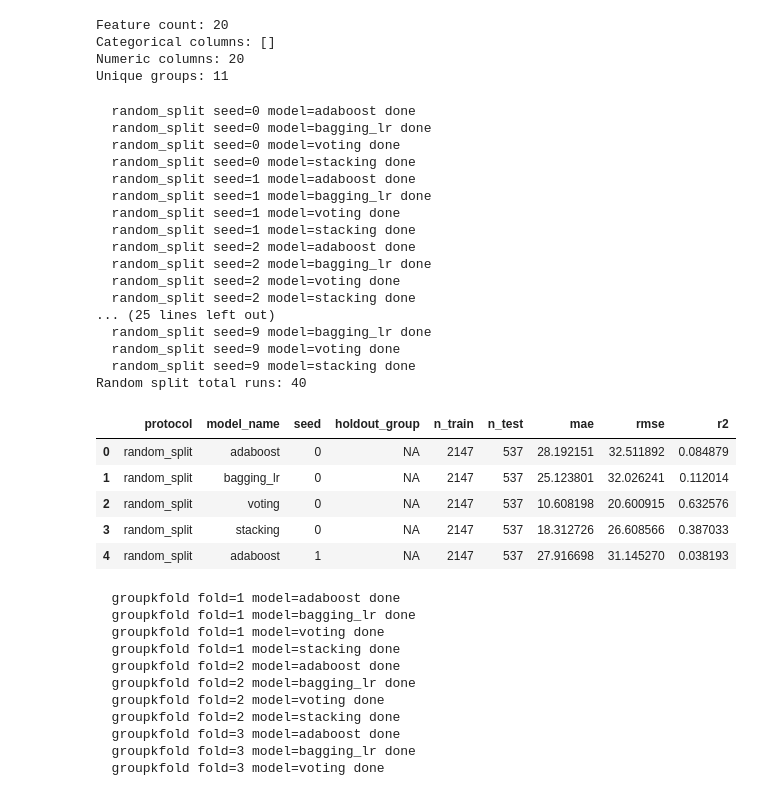
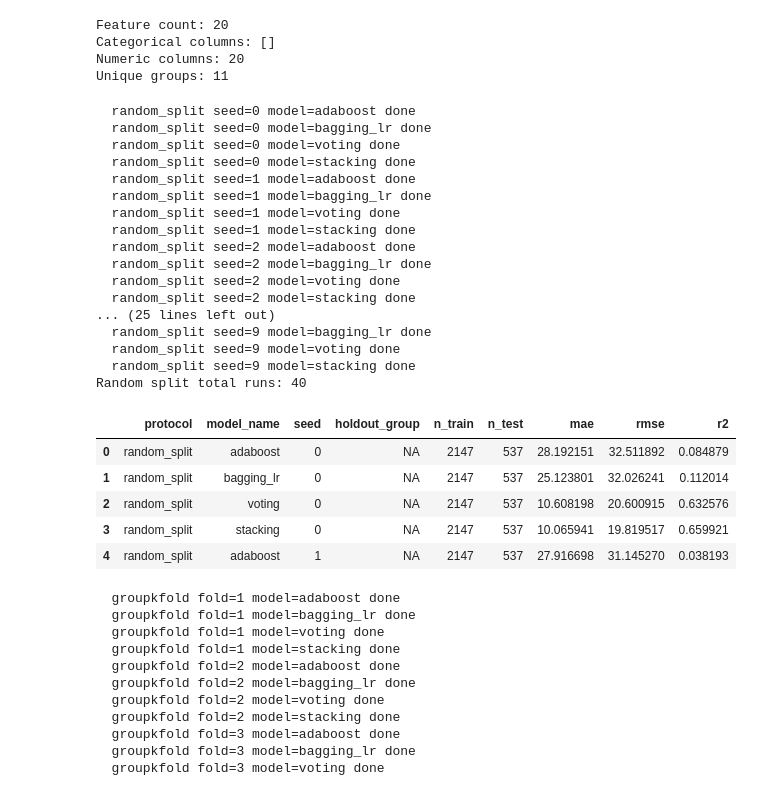
Before and after one commit to gdr-codes/geothermal-machine-learning, a Jupyter notebook: notebooks/11_other_ensemble.ipynb, the cells around one changed output. Cells and saved outputs as stored; diff of their text form; code cells hidden in the pictures.

```diff
--- a/notebooks/11_other_ensemble.ipynb
+++ b/notebooks/11_other_ensemble.ipynb
@@ -205,10 +205,12 @@ for seed in run_seeds:
     X_train, X_test = prepare_design_matrix(X_train_raw, X_test_raw)
 
     for model_name, model in model_factory().items():
-        if model_name == 'stacking':
-            model.fit(X_train, y_train, groups=groups_all.loc[X_train.index].values)
-        else:
-            model.fit(X_train, y_train)
+        # Under RANDOM split the stacking meta-learner is fitted on ordinary KFold out-of-fold predictions
+        # (groups=None -> KFold(5, shuffle=True, random_state=42)), matching the random test set. Until 2026-11-11 it
+        # used state-grouped (GroupKFold) out-of-fold predictions here too, which made the meta-learner learn from much
+        # worse predictions than it sees at test time (random-split RMSE 23.63 -> 18.38 degC after the change).
+        # GroupKFold and spatial holdout keep state-grouped out-of-fold predictions (cells 8-9), the matched scheme there.
+        model.fit(X_train, y_train)
         pred = model.predict(X_test)
         random_rows.append({
             'protocol': 'random_split',
@@ -221,34 +223,34 @@ for seed in run_seeds:
             'rmse': np.sqrt(mean_squared_error(y_test, pred)),
             'r2': r2_score(y_test, pred)
         })
         print(f'  random_split seed={seed} model={model_name} done')
 
 random_raw = pd.DataFrame(random_rows)
 print('Random split total runs:', len(random_raw))
 random_raw.head()
 # %% [output]
   random_split seed=0 model=adaboost done
   random_split seed=0 model=bagging_lr done
   random_split seed=0 model=voting done
   random_split seed=0 model=stacking done
   random_split seed=1 model=adaboost done
   random_split seed=1 model=bagging_lr done
   random_split seed=1 model=voting done
   random_split seed=1 model=stacking done
   random_split seed=2 model=adaboost done
   random_split seed=2 model=bagging_lr done
   random_split seed=2 model=voting done
   random_split seed=2 model=stacking done
 ... (25 lines left out)
   random_split seed=9 model=bagging_lr done
   random_split seed=9 model=voting done
   random_split seed=9 model=stacking done
 Random split total runs: 40
 |  | protocol | model_name | seed | holdout_group | n_train | n_test | mae | rmse | r2 |
 | 0 | random_split | adaboost | 0 | NA | 2147 | 537 | 28.192151 | 32.511892 | 0.084879 |
 | 1 | random_split | bagging_lr | 0 | NA | 2147 | 537 | 25.123801 | 32.026241 | 0.112014 |
 | 2 | random_split | voting | 0 | NA | 2147 | 537 | 10.608198 | 20.600915 | 0.632576 |
-| 3 | random_split | stacking | 0 | NA | 2147 | 537 | 18.312726 | 26.608566 | 0.387033 |
+| 3 | random_split | stacking | 0 | NA | 2147 | 537 | 10.065941 | 19.819517 | 0.659921 |
 | 4 | random_split | adaboost | 1 | NA | 2147 | 537 | 27.916698 | 31.145270 | 0.038193 |
 # %%
 gkf_rows = []
```
Also changed, not shown: parts of 3 cells of this notebook.
